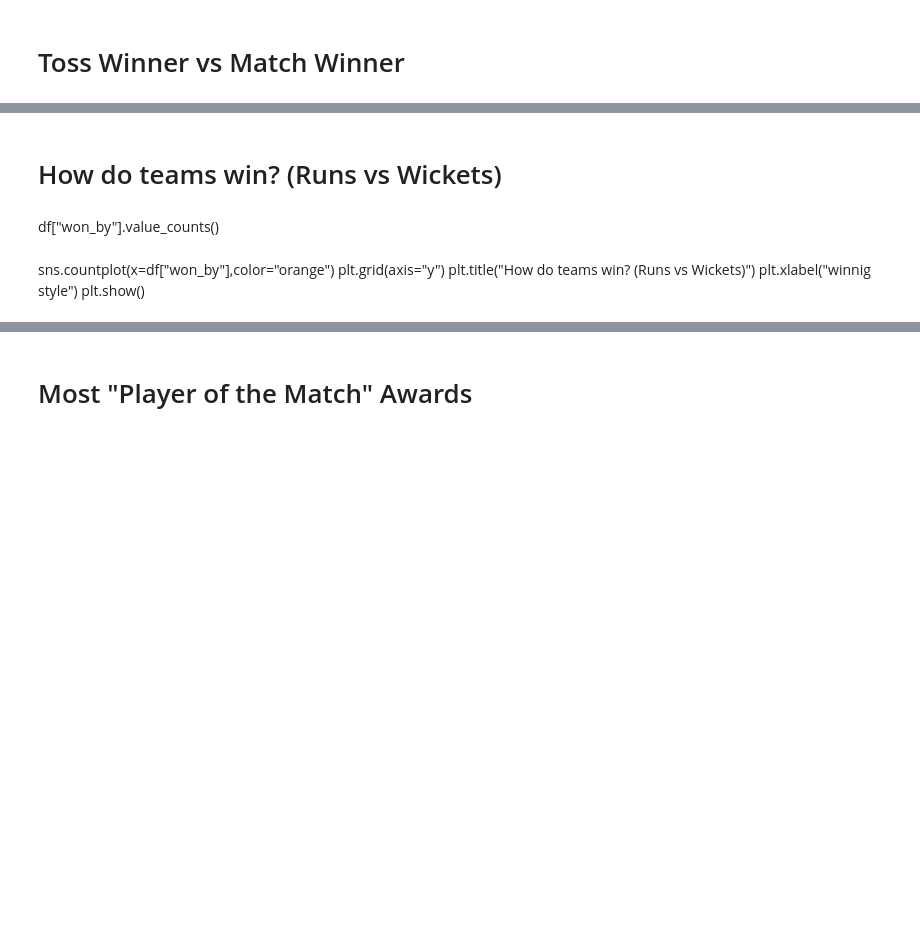
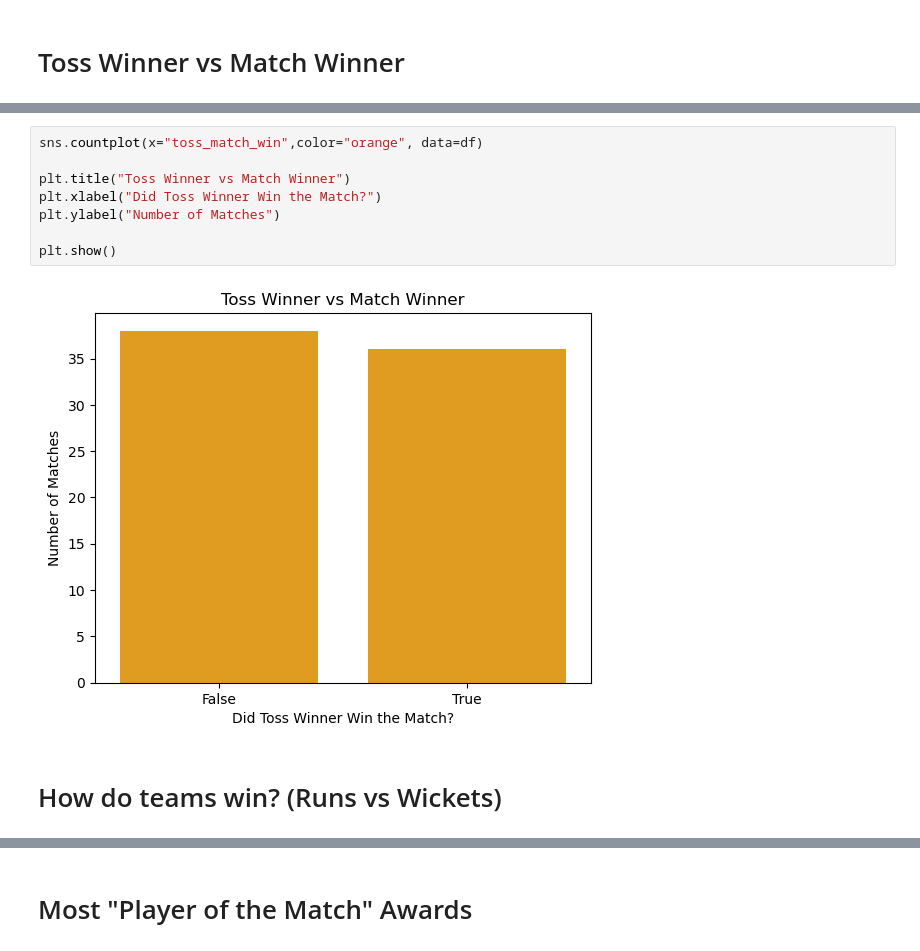
Before and after one commit to Satyajeet745/IPL-Match-Analysis-EDA, a Jupyter notebook: IPL_Match_Analysis.ipynb, the cells around one changed output, grey strips where cells are left out. Drawn from its saved outputs; the diff is of its cells as text; blank space fills up the shorter version.

```diff
--- a/IPL_Match_Analysis.ipynb
+++ b/IPL_Match_Analysis.ipynb
@@ -70,11 +73,12 @@ plt.show()
+# %%
+sns.countplot(x="toss_match_win",color="orange", data=df)
+
+plt.title("Toss Winner vs Match Winner")
+plt.xlabel("Did Toss Winner Win the Match?")
+plt.ylabel("Number of Matches")
+
+plt.show()
+# %% [output]
+[figure, added]
 # %% [markdown]
 # How do teams win? (Runs vs Wickets)
-# %% [markdown]
-df["won_by"].value_counts()
-# %% [markdown]
-
-sns.countplot(x=df["won_by"],color="orange")
-plt.grid(axis="y")
-plt.title("How do teams win? (Runs vs Wickets)")
-plt.xlabel("winnig style")
-plt.show()
```
Also changed, not shown: parts of 37 cells of this notebook, 1 other file.
